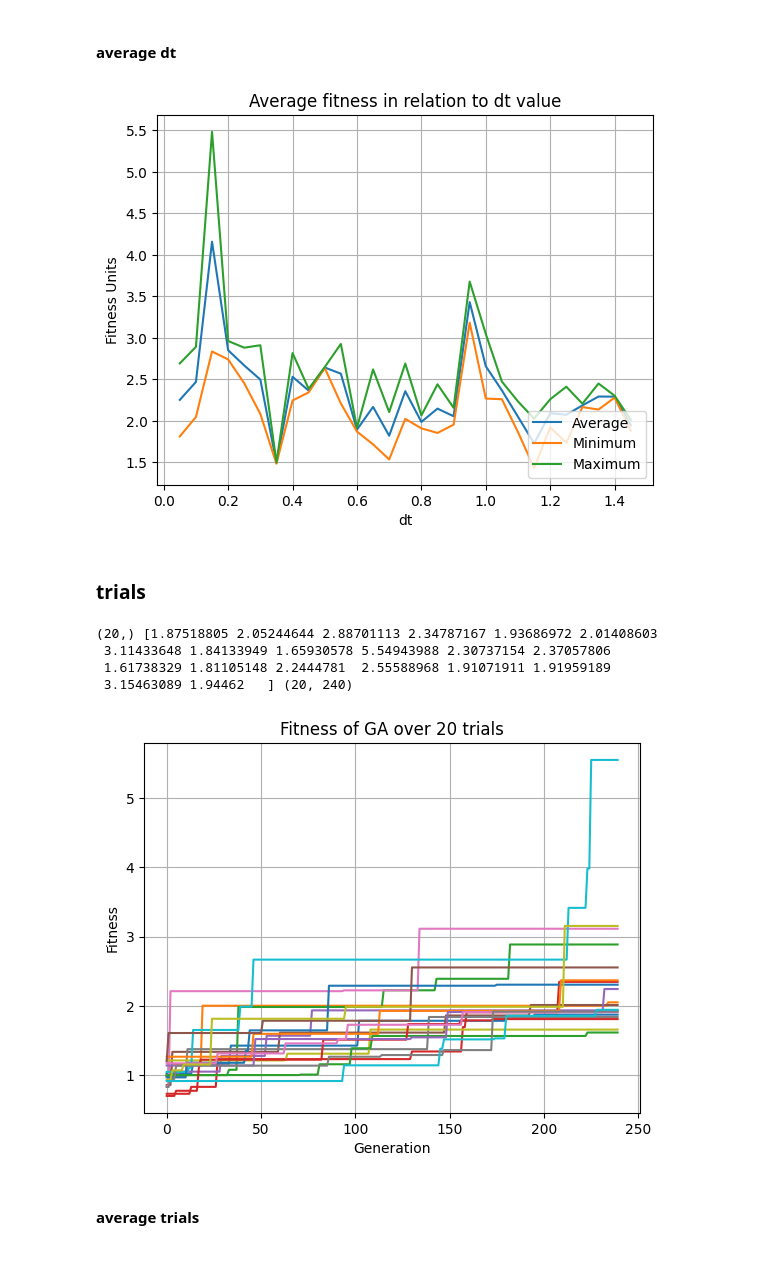
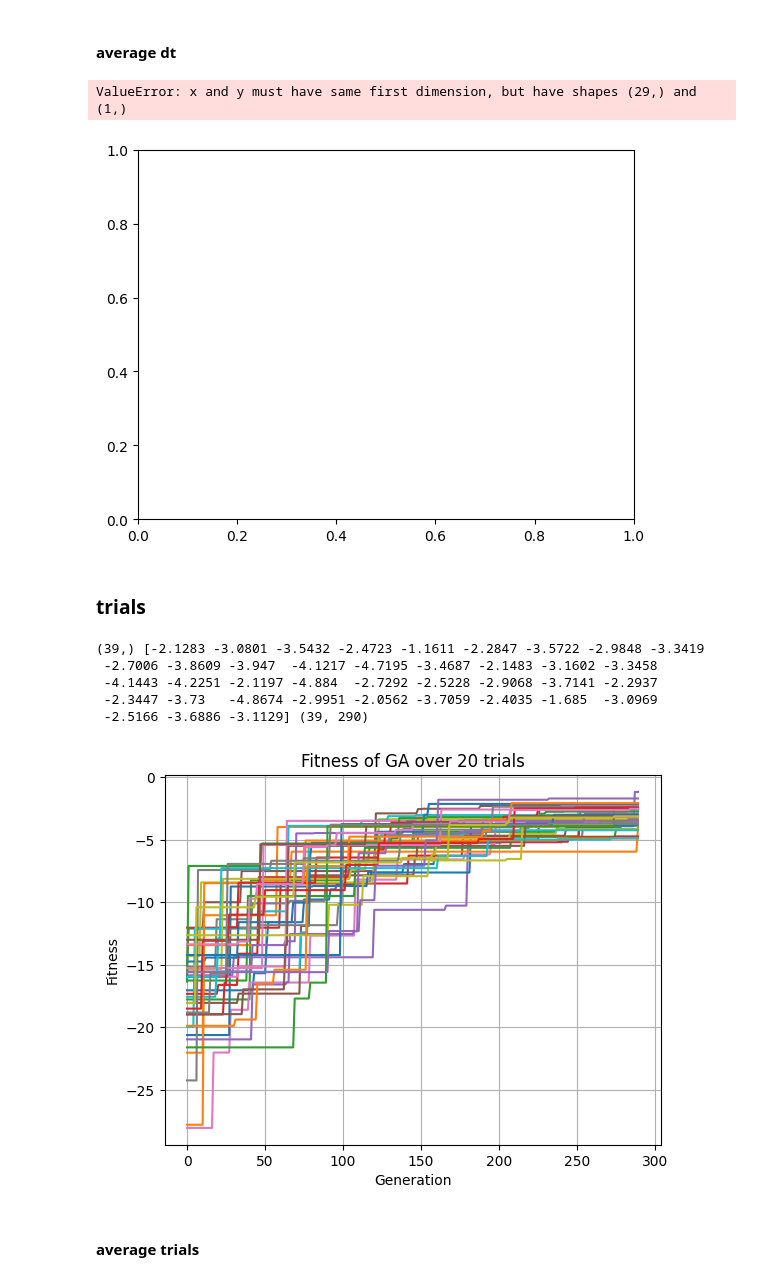
Before and after one commit to shepai/Quadruped, a Jupyter notebook: Code/GAs/revie.ipynb, the cells around one changed output. Drawn from its saved outputs; the diff is of its cells as text; code cells hidden in the pictures.

Commit message:
data analy

```diff
--- a/Code/GAs/revie.ipynb
+++ b/Code/GAs/revie.ipynb
@@ -6,12 +6,16 @@ import matplotlib.pyplot as plt
 import pickle
 import cv2
 import sys
-from PIL import Image
 sys.path.insert(1, '/its/home/drs25/Documents/GitHub/Quadruped/Code')
 sys.path.insert(1, 'C:/Users/dexte/Documents/GitHub/Quadruped/Code')
+from PIL import Image
+from environment import *
 from CPG import *
+from CPG import *
+import copy
 datapath="/its/home/drs25/Documents/GitHub/Quadruped/"
-datapath="C:/Users/dexte/Documents/GitHub/Quadruped/"
+#datapath="C:/Users/dexte/Documents/GitHub/Quadruped/"
+np.set_printoptions(suppress=True, precision=4)
 # %% [markdown]
 ## load in data
 
@@ -49,41 +53,47 @@ plt.legend(loc="lower right")
 plt.grid(True)
 plt.show()
 # %% [output]
+ValueError: x and y must have same first dimension, but have shapes (29,) and (1,)
-[figure, old version]
+[figure, new version]
 # %% [markdown]
 ### trials
 # %%
-best_CPGs=[]
-fitnesses=[]
-history=[]
-trials=20
-dt=0.1
-for _ in range(trials):
-    filename = datapath+'/models/genotypes_dt'+str(dt)+"_6_neurons_"+str(_)
-    population=None
-    with open(filename+'.pkl', 'rb') as f:
-        population = pickle.load(f)
-    f_=np.load((filename+'.npy').replace("genotypes","fitnesses"))
-    history.append(np.load((filename+'.npy').replace("genotypes","history")))
-    best_geno=np.argmax(f_)
-    best_CPGs=population[best_geno]
-    fitnesses.append(np.max(f_))
+def load_data(fitness="F1"):
+    best_CPGs=[]
+    fitnesses=[]
+    history=[]
+    trials=40
+    dt=0.1
+    for _ in range(1,trials):
+        filename = datapath+'/models/genotypes_dt'+str(dt)+"_6_neurons_"+str(_)+"_"+fitness
+        population=None
+        with open(filename+'.pkl', 'rb') as f:
+            population = pickle.load(f)
+        f_=np.load((filename+'.npy').replace("genotypes","fitnesses"))
+        history.append(np.load((filename+'.npy').replace("genotypes","history")))
+        best_geno=np.argmax(f_)
+        best_CPGs.append(population[best_geno])
+        fitnesses.append(np.max(f_))
 
-fitnesses=np.array(fitnesses).reshape(trials)
-history=np.array(history)[:,:-10]
+    fitnesses=np.array(fitnesses).reshape(trials-1)
+    history=np.array(history)[:,:-10]
+    return fitnesses,history,best_CPGs
+
+fitnesses,history,best_CPGs=load_data(fitness="F1")
 print(fitnesses.shape,fitnesses,history.shape)
 plt.plot(history.T)
 plt.xlabel("Generation")
 plt.ylabel("Fitness")
 plt.title("Fitness of GA over 20 trials")
 plt.grid(True)
 plt.show()
 # %% [output]
-(20,) [1.87518805 2.05244644 2.88701113 2.34787167 1.93686972 2.01408603
- 3.11433648 1.84133949 1.65930578 5.54943988 2.30737154 2.37057806
- 1.61738329 1.81105148 2.2444781  2.55588968 1.91071911 1.91959189
- 3.15463089 1.94462   ] (20, 240)
+(39,) [-2.1283 -3.0801 -3.5432 -2.4723 -1.1611 -2.2847 -3.5722 -2.9848 -3.3419
+ -2.7006 -3.8609 -3.947  -4.1217 -4.7195 -3.4687 -2.1483 -3.1602 -3.3458
+ -4.1443 -4.2251 -2.1197 -4.884  -2.7292 -2.5228 -2.9068 -3.7141 -2.2937
+ -2.3447 -3.73   -4.8674 -2.9951 -2.0562 -3.7059 -2.4035 -1.685  -3.0969
+ -2.5166 -3.6886 -3.1129] (39, 290)
-[figure, old version]
+[figure, new version]
 # %% [markdown]
 #### average trials
 # %%
```
Also changed, not shown: parts of 33 cells of this notebook, 1 other file.
